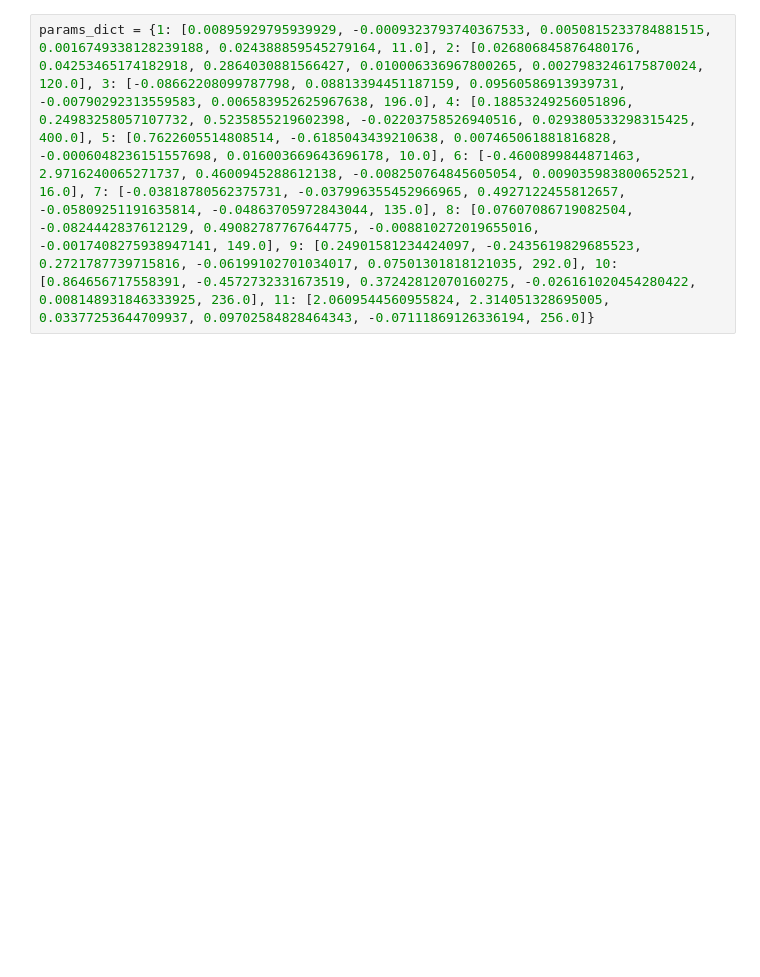
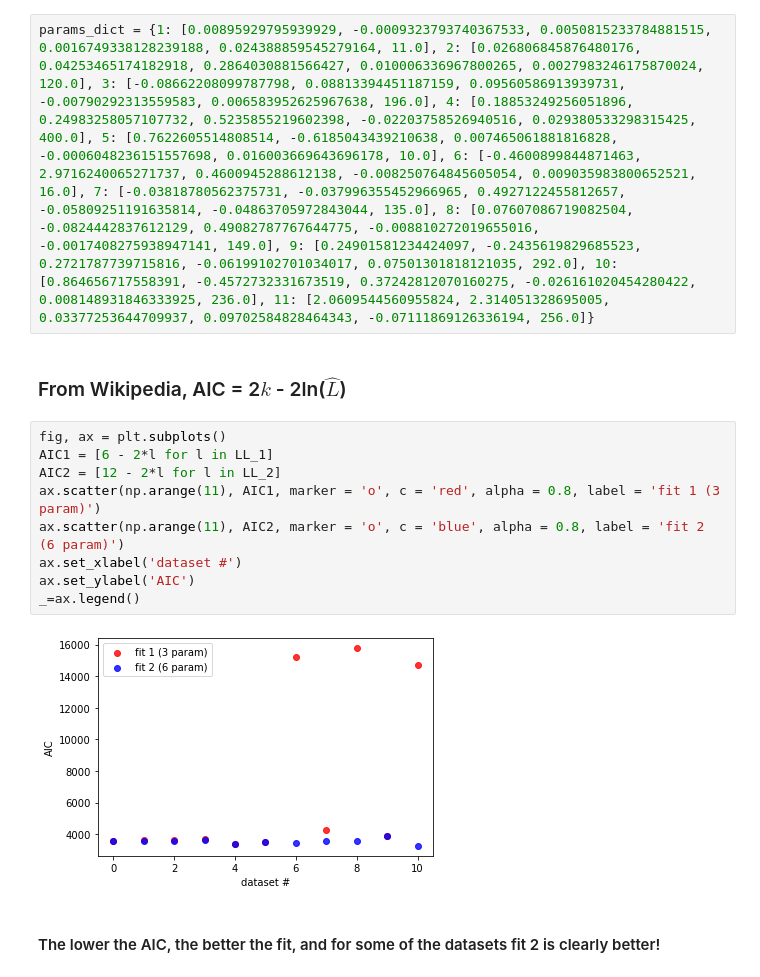
Before and after one commit to jabacousnac/Data-Science-for-Physics-Homework, a Jupyter notebook: pset04_MCMC_and_Decision_Theory.ipynb, the cells around one changed output. Cells and saved outputs as stored; diff of their text form; blank space fills up the shorter version.

```diff
--- a/pset04_MCMC_and_Decision_Theory.ipynb
+++ b/pset04_MCMC_and_Decision_Theory.ipynb
@@ -266,2 +276,17 @@ for i in range (2,13):
 # %%
 params_dict = {1: [0.00895929795939929, -0.0009323793740367533, 0.0050815233784881515, 0.0016749338128239188, 0.024388859545279164, 11.0], 2: [0.026806845876480176, 0.04253465174182918, 0.2864030881566427, 0.010006336967800265, 0.0027983246175870024, 120.0], 3: [-0.08662208099787798, 0.08813394451187159, 0.09560586913939731, -0.00790292313559583, 0.006583952625967638, 196.0], 4: [0.18853249256051896, 0.24983258057107732, 0.5235855219602398, -0.02203758526940516, 0.029380533298315425, 400.0], 5: [0.7622605514808514, -0.6185043439210638, 0.007465061881816828, -0.0006048236151557698, 0.016003669643696178, 10.0], 6: [-0.4600899844871463, 2.9716240065271737, 0.4600945288612138, -0.008250764845605054, 0.009035983800652521, 16.0], 7: [-0.03818780562375731, -0.037996355452966965, 0.4927122455812657, -0.05809251191635814, -0.04863705972843044, 135.0], 8: [0.07607086719082504, -0.0824442837612129, 0.49082787767644775, -0.008810272019655016, -0.0017408275938947141, 149.0], 9: [0.24901581234424097, -0.2435619829685523, 0.2721787739715816, -0.06199102701034017, 0.07501301818121035, 292.0], 10: [0.864656717558391, -0.4572732331673519, 0.37242812070160275, -0.026161020454280422, 0.008148931846333925, 236.0], 11: [2.0609544560955824, 2.314051328695005, 0.03377253644709937, 0.09702584828464343, -0.07111869126336194, 256.0]}
+# %% [markdown]
+### From Wikipedia, AIC = 2$k$ - 2ln($\hat{L}$)
+# %%
+fig, ax = plt.subplots()
+AIC1 = [6 - 2*l for l in LL_1]
+AIC2 = [12 - 2*l for l in LL_2]
+ax.scatter(np.arange(11), AIC1, marker = 'o', c = 'red', alpha = 0.8, label = 'fit 1 (3 param)')
+ax.scatter(np.arange(11), AIC2, marker = 'o', c = 'blue', alpha = 0.8, label = 'fit 2 (6 param)')
+ax.set_xlabel('dataset #')
+ax.set_ylabel('AIC')
+_=ax.legend()
+# %% [output]
+[figure, added]
+# %% [markdown]
+#### The lower the AIC, the better the fit, and for some of the datasets fit 2 is clearly better!
```
Also changed, not shown: parts of 2 cells of this notebook.
